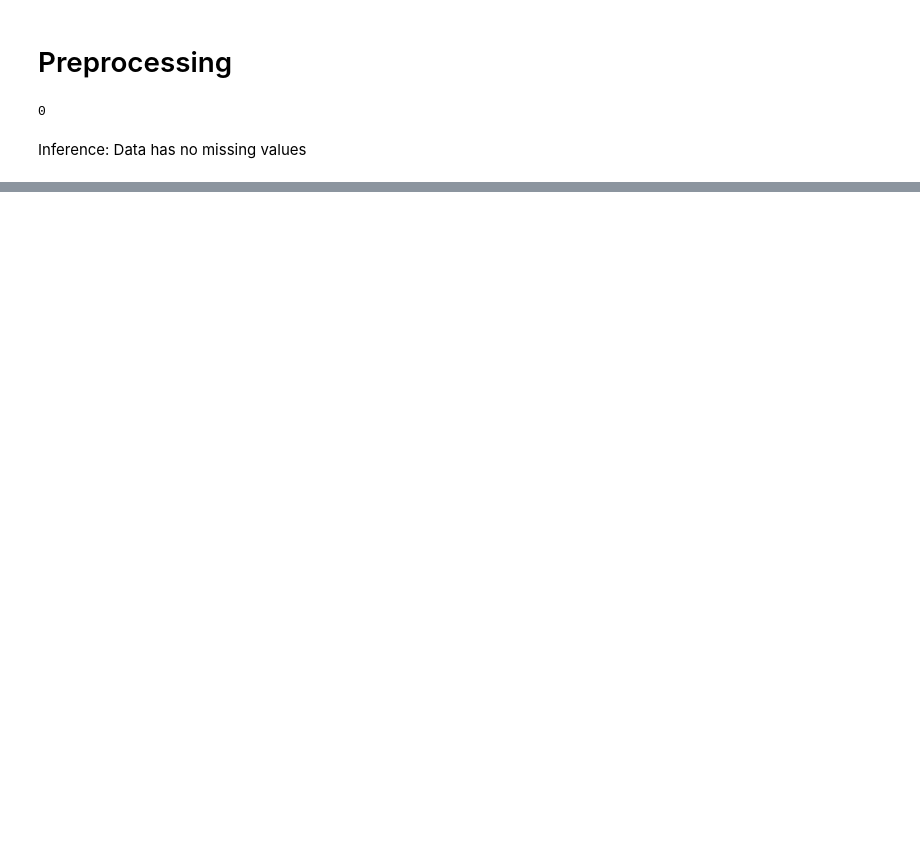
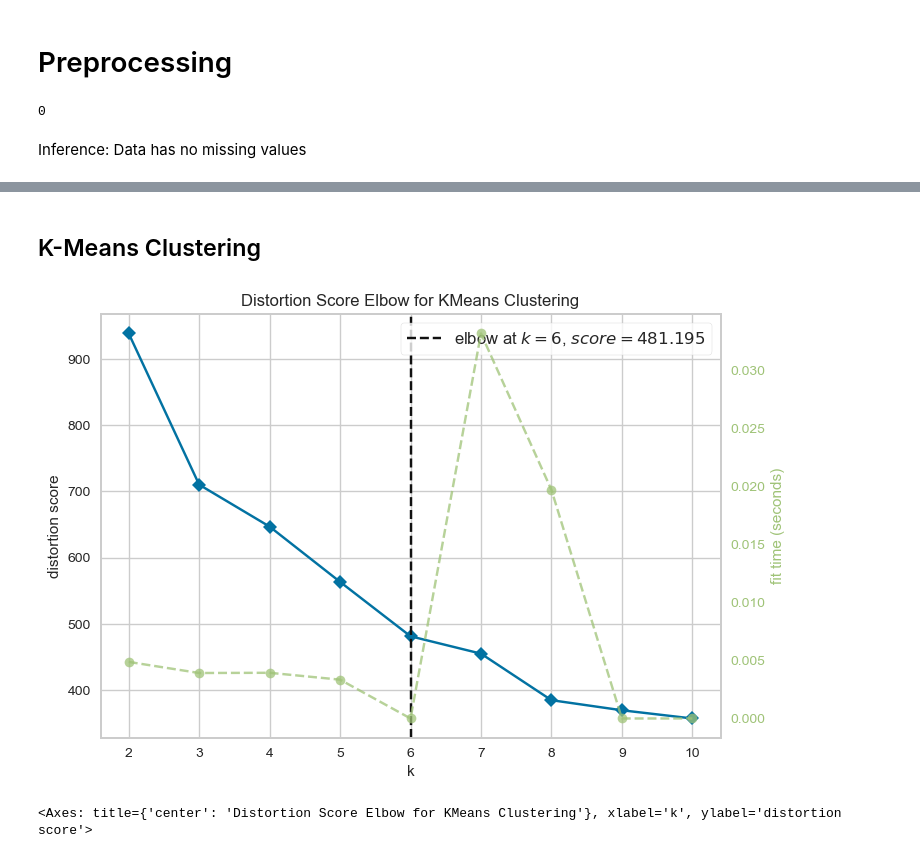
Before and after one commit to rimjhimdobhal/HELP-NGO-CountryData_Clustering, a Jupyter notebook: HELP NGO Clustering.ipynb, the cells around one changed output, grey strips where cells are left out. Drawn from its saved outputs; the diff is of its cells as text; code cells hidden in the pictures; blank space fills up the shorter version.

```diff
--- a/HELP NGO Clustering.ipynb
+++ b/HELP NGO Clustering.ipynb
@@ -141,0 +159,2 @@ plt.show()
+# %%
+pipeline.fit(data)
@@ -141,0 +171,8 @@ plt.show()
+# %%
+final_data = pipeline.transform(data)
+# %%
+# .transform returns the array. Let's convert it into dataframe
+
+final_data = pd.DataFrame(final_data, columns = ['PC1', 'PC2', 'PC3', 'PC4', 'PC5'],
+                          index= data.index)
+final_data.head(3)
@@ -141,0 +185,13 @@ plt.show()
+# %% [markdown]
+## K-Means Clustering
+# %%
+# Identify the value of k
+
+# KElbow Visualizer
+kelbow = KElbowVisualizer(estimator= KMeans(random_state= 2), k = 10)
+# %%
+kelbow.fit(final_data)
+kelbow.show()
+# %% [output]
+[figure, added]
+<Axes: title={'center': 'Distortion Score Elbow for KMeans Clustering'}, xlabel='k', ylabel='distortion score'>
```
Also changed, not shown: parts of 28 cells of this notebook.
